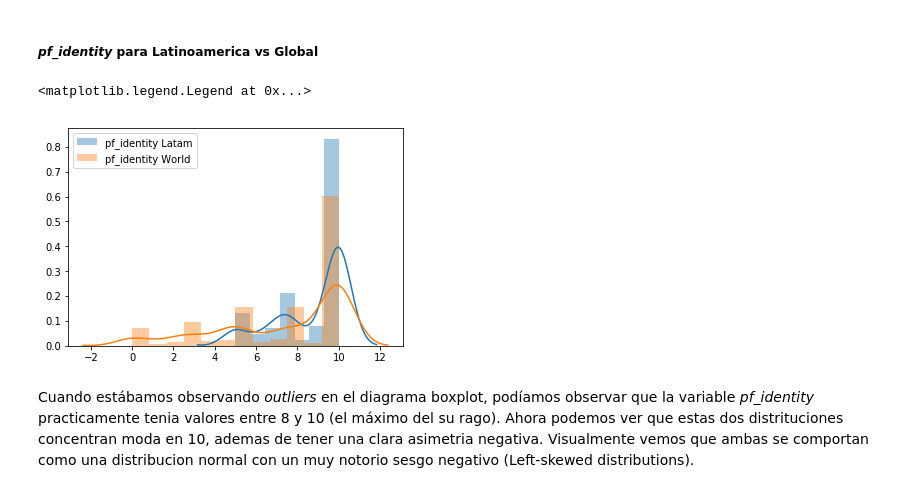
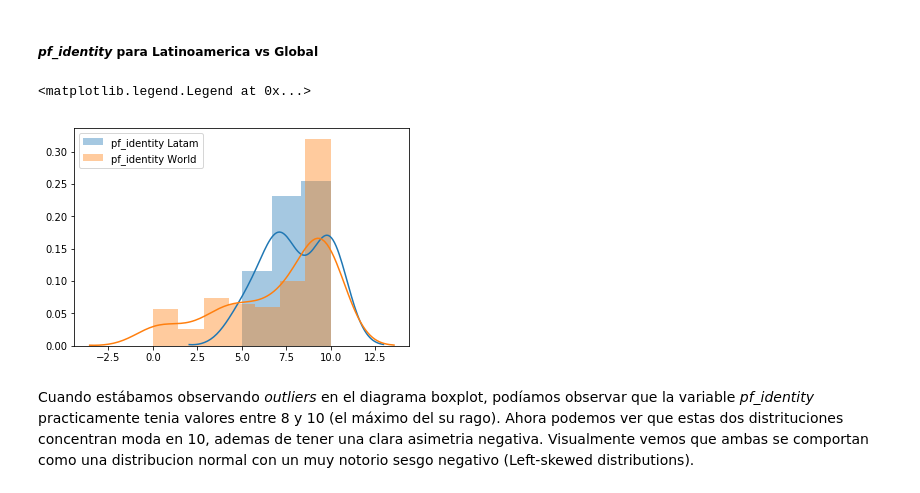
Before and after one commit to manquius/diplodatos_ayv, a Jupyter notebook: 02_practico_I.ipynb, the cells around one changed output. Cells and saved outputs as stored; diff of their text form; code cells hidden in the pictures.

Commit message:
correcciones inicales de dataset

```diff
--- a/02_practico_I.ipynb
+++ b/02_practico_I.ipynb
@@ -365,12 +365,21 @@ seaborn.lineplot(data=df, x='year', y='value', hue='variable')
 # %% [markdown]
 ##### *pf_identity* para Latinoamerica vs Global
 # %%
-seaborn.distplot(dataset[filter_latam][['pf_identity']].dropna(),label="pf_identity Latam")
-seaborn.distplot(dataset[["pf_identity"]].dropna(),label="pf_identity World")
+dataset_latam = dataset[filter_latam]
+filter_latam_2016 = dataset_latam["year"] == 2016
+dataset_latam_2016 = dataset_latam[filter_2016]
+
+
+filter_2016 = dataset["year"] == 2016
+dataset_2016 = dataset[filter_2016]
+
+
+seaborn.distplot(dataset_latam_2016[['pf_identity']],label="pf_identity Latam")
+seaborn.distplot(dataset_2016[["pf_identity"]].dropna(),label="pf_identity World")
 plt.legend()
 # %% [output]
 <matplotlib.legend.Legend at 0x...>
-[figure, old version]
+[figure, new version]
 # %% [markdown]
 Cuando estábamos observando *outliers* en el diagrama boxplot, podíamos observar que la variable *pf_identity* practicamente tenia valores entre 8 y 10 (el máximo del su rago). Ahora podemos ver que estas dos distrituciones concentran moda en 10, ademas de tener una clara asimetria negativa. Visualmente vemos que ambas se comportan como una distribucion normal con un muy notorio sesgo negativo (Left-skewed distributions).
 # %% [markdown]
```
Also changed, not shown: parts of 19 cells of this notebook.
